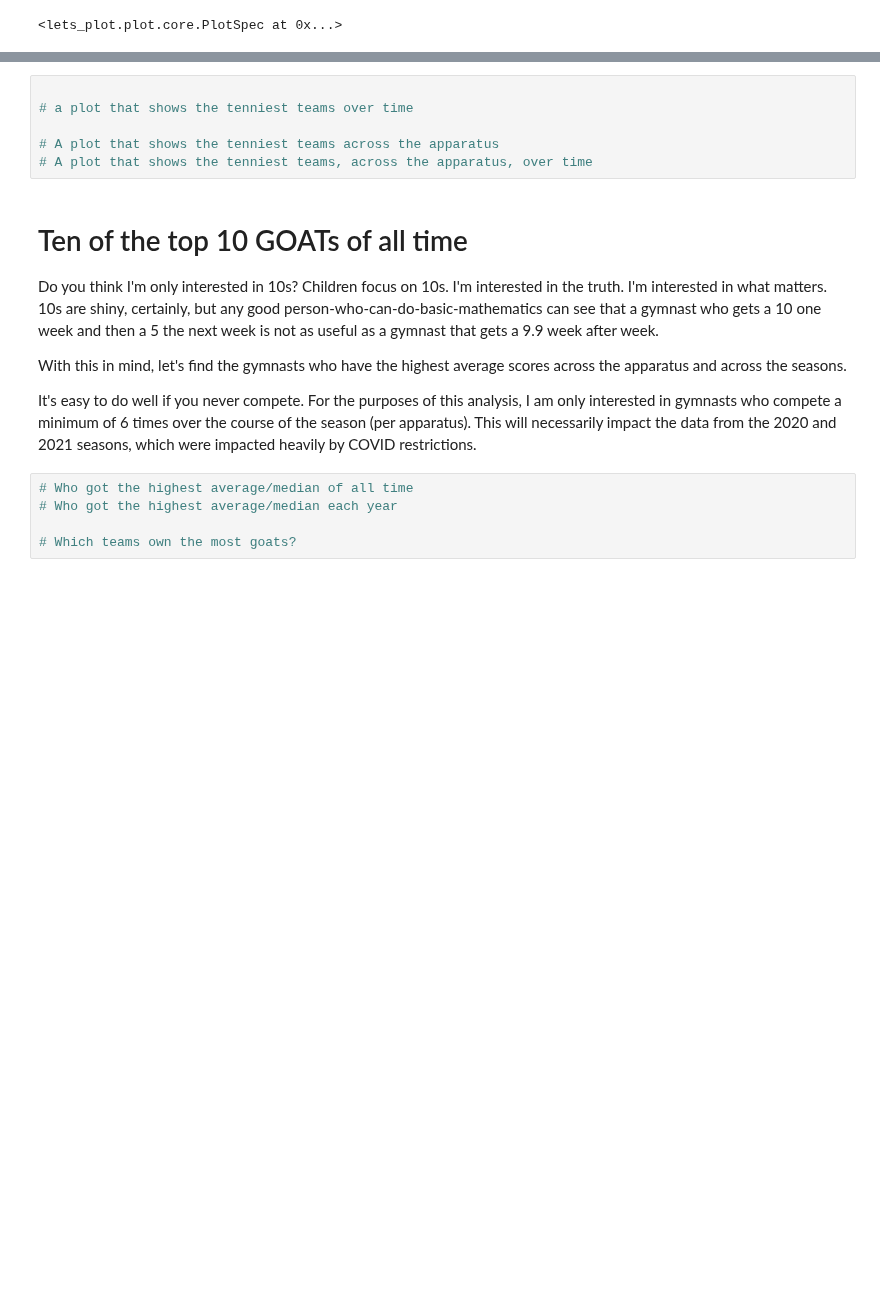
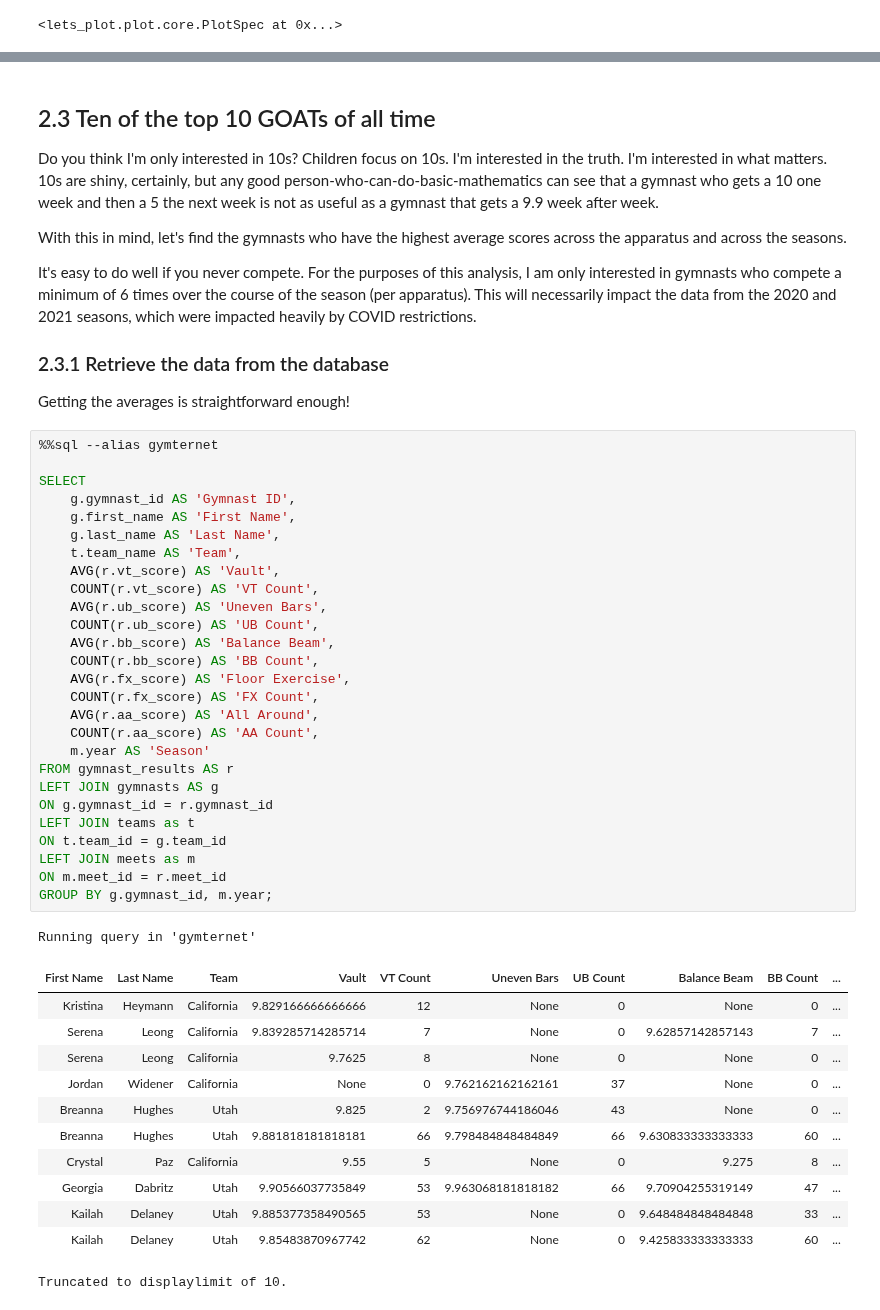
Before and after one commit to LSE-ME204/me204-2024-project-jesatuts2, a Jupyter notebook: notebooks/NB03-EDA-and-Dataviz.ipynb, the cells around one changed output, grey strips where cells are left out. Cells and saved outputs as stored; diff of their text form; blank space fills up the shorter version.

Commit message:
added new SQL queries to get highest means

```diff
--- a/notebooks/NB03-EDA-and-Dataviz.ipynb
+++ b/notebooks/NB03-EDA-and-Dataviz.ipynb
@@ -714,19 +627,53 @@ if __name__ == '__main__':
-# %%
-
-# a plot that shows the tenniest teams over time
-
-# A plot that shows the tenniest teams across the apparatus
-# A plot that shows the tenniest teams, across the apparatus, over time
 # %% [markdown]
-# Ten of the top 10 GOATs of all time
+## 2.3 Ten of the top 10 GOATs of all time
 
 Do you think I'm only interested in 10s? Children focus on 10s. I'm interested in the truth. I'm interested in what matters. 10s are shiny, certainly, but any good person-who-can-do-basic-mathematics can see that a gymnast who gets a 10 one week and then a 5 the next week is not as useful as a gymnast that gets a 9.9 week after week.
 
 With this in mind, let's find the gymnasts who have the highest average scores across the apparatus and across the seasons.
 
 It's easy to do well if you never compete. For the purposes of this analysis, I am only interested in gymnasts who compete a minimum of 6 times over the course of the season (per apparatus). This will necessarily impact the data from the 2020 and 2021 seasons, which were impacted heavily by COVID restrictions.
+
+### 2.3.1 Retrieve the data from the database
+
+Getting the averages is straightforward enough!
-# %%
-# Who got the highest average/median of all time
-# Who got the highest average/median each year
-
-# Which teams own the most goats?
+# %%
+%%sql --alias gymternet
+
+SELECT
+    g.gymnast_id AS 'Gymnast ID',
+    g.first_name AS 'First Name',
+    g.last_name AS 'Last Name',
+    t.team_name AS 'Team',
+    AVG(r.vt_score) AS 'Vault',
+    COUNT(r.vt_score) AS 'VT Count',
+    AVG(r.ub_score) AS 'Uneven Bars',
+    COUNT(r.ub_score) AS 'UB Count',
+    AVG(r.bb_score) AS 'Balance Beam',
+    COUNT(r.bb_score) AS 'BB Count',
+    AVG(r.fx_score) AS 'Floor Exercise',
+    COUNT(r.fx_score) AS 'FX Count',
+    AVG(r.aa_score) AS 'All Around',
+    COUNT(r.aa_score) AS 'AA Count',
+    m.year AS 'Season'
+FROM gymnast_results AS r
+LEFT JOIN gymnasts AS g
+ON g.gymnast_id = r.gymnast_id
+LEFT JOIN teams as t
+ON t.team_id = g.team_id
+LEFT JOIN meets as m
+ON m.meet_id = r.meet_id
+GROUP BY g.gymnast_id, m.year;
+# %% [output]
+Running query in 'gymternet'
+| First Name | Last Name | Team | Vault | VT Count | Uneven Bars | UB Count | Balance Beam | BB Count | ... |
+| Kristina | Heymann | California | 9.829166666666666 | 12 | None | 0 | None | 0 | ... |
+| Serena | Leong | California | 9.839285714285714 | 7 | None | 0 | 9.62857142857143 | 7 | ... |
+| Serena | Leong | California | 9.7625 | 8 | None | 0 | None | 0 | ... |
+| Jordan | Widener | California | None | 0 | 9.762162162162161 | 37 | None | 0 | ... |
+| Breanna | Hughes | Utah | 9.825 | 2 | 9.756976744186046 | 43 | None | 0 | ... |
+| Breanna | Hughes | Utah | 9.881818181818181 | 66 | 9.798484848484849 | 66 | 9.630833333333333 | 60 | ... |
+| Crystal | Paz | California | 9.55 | 5 | None | 0 | 9.275 | 8 | ... |
+| Georgia | Dabritz | Utah | 9.90566037735849 | 53 | 9.963068181818182 | 66 | 9.70904255319149 | 47 | ... |
+| Kailah | Delaney | Utah | 9.885377358490565 | 53 | None | 0 | 9.648484848484848 | 33 | ... |
+| Kailah | Delaney | Utah | 9.85483870967742 | 62 | None | 0 | 9.425833333333333 | 60 | ... |
+Truncated to displaylimit of 10.
```
Also changed, not shown: parts of 26 cells of this notebook, 6 other files.
